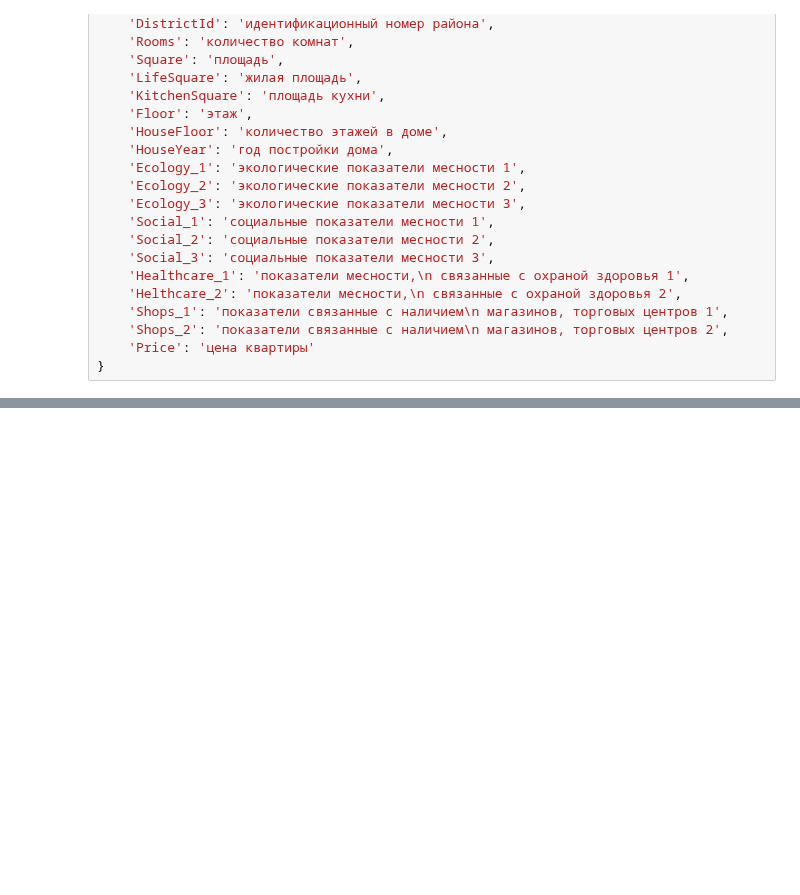
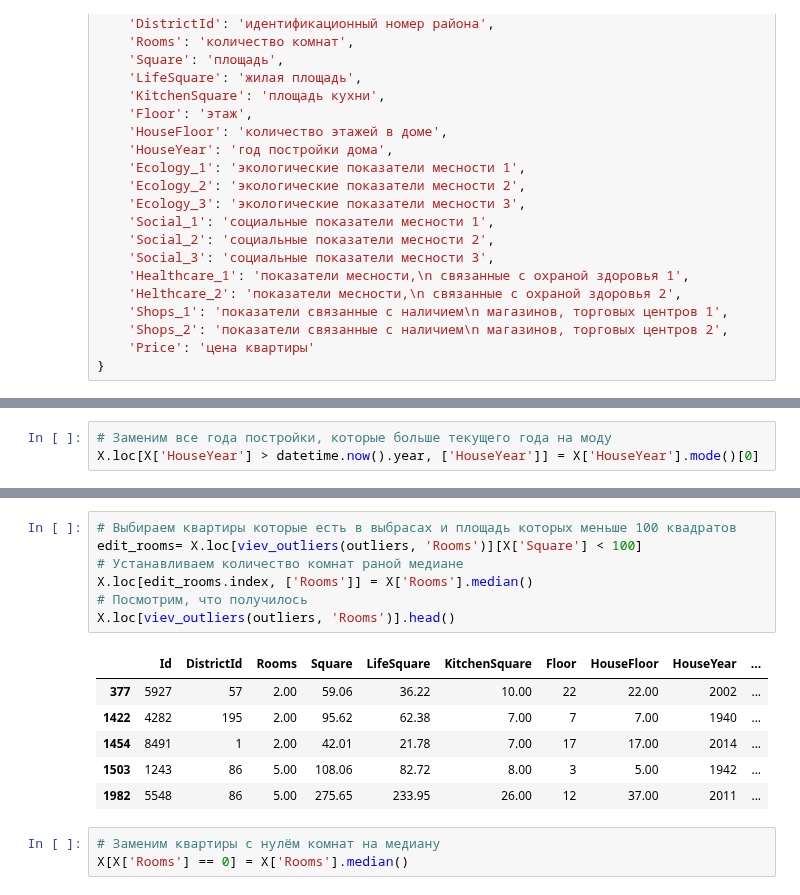
Before and after one commit to uc20100/Python-for-Data-Science, a Jupyter notebook: course_project.ipynb, the cells around one changed output, grey strips where cells are left out. Cells and saved outputs as stored; diff of their text form; blank space fills up the shorter version.

```diff
--- a/course_project.ipynb
+++ b/course_project.ipynb
@@ -368,0 +459,3 @@ array([[<Axes: title={'center': 'Id'}>,
+# %%
+# Заменим все года постройки, которые больше текущего года на моду
+X.loc[X['HouseYear'] > datetime.now().year, ['HouseYear']] = X['HouseYear'].mode()[0]
@@ -368,0 +490,17 @@ array([[<Axes: title={'center': 'Id'}>,
+# %%
+# Выбираем квартиры которые есть в выбрасах и площадь которых меньше 100 квадратов
+edit_rooms= X.loc[viev_outliers(outliers, 'Rooms')][X['Square'] < 100]
+# Устанавливаем количество комнат раной медиане
+X.loc[edit_rooms.index, ['Rooms']] = X['Rooms'].median()
+# Посмотрим, что получилось
+X.loc[viev_outliers(outliers, 'Rooms')].head()
+# %% [output]
+|  | Id | DistrictId | Rooms | Square | LifeSquare | KitchenSquare | Floor | HouseFloor | HouseYear | ... |
+| 377 | 5927 | 57 | 2.00 | 59.06 | 36.22 | 10.00 | 22 | 22.00 | 2002 | ... |
+| 1422 | 4282 | 195 | 2.00 | 95.62 | 62.38 | 7.00 | 7 | 7.00 | 1940 | ... |
+| 1454 | 8491 | 1 | 2.00 | 42.01 | 21.78 | 7.00 | 17 | 17.00 | 2014 | ... |
+| 1503 | 1243 | 86 | 5.00 | 108.06 | 82.72 | 8.00 | 3 | 5.00 | 1942 | ... |
+| 1982 | 5548 | 86 | 5.00 | 275.65 | 233.95 | 26.00 | 12 | 37.00 | 2011 | ... |
+# %%
+# Заменим квартиры с нулём комнат на медиану
+X[X['Rooms'] == 0] = X['Rooms'].median()
```
Also changed, not shown: parts of 50 cells of this notebook.
